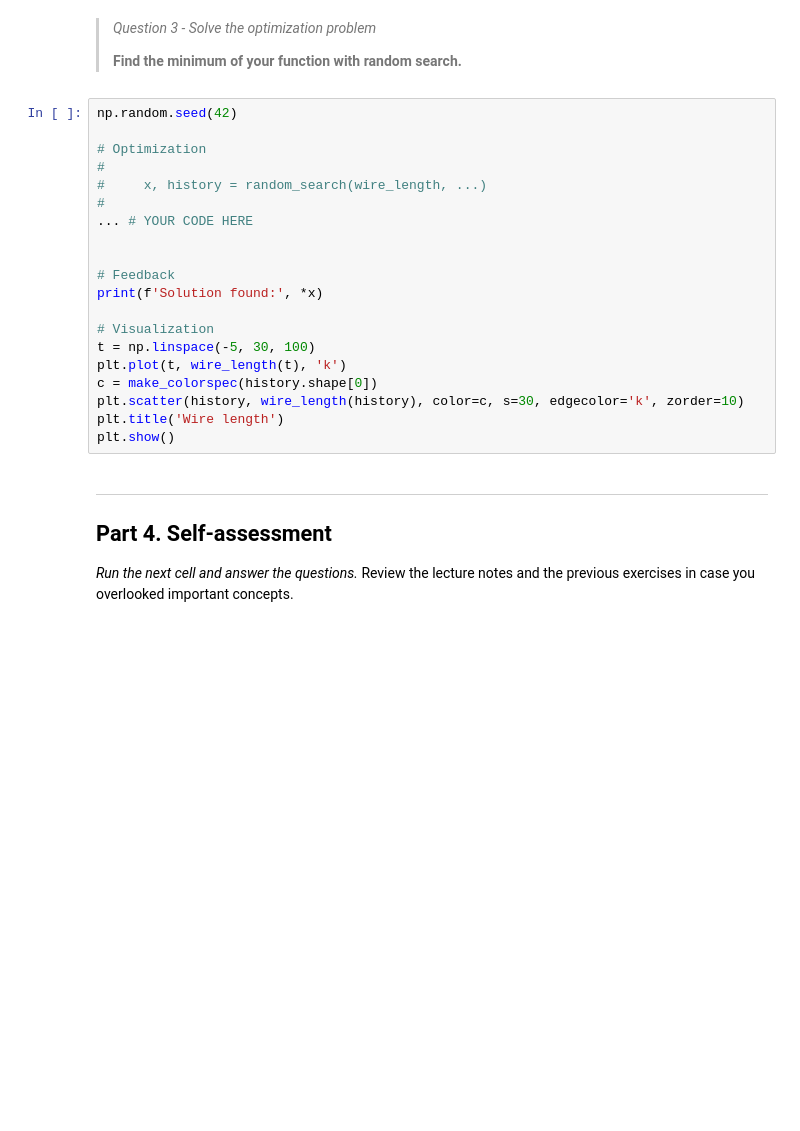
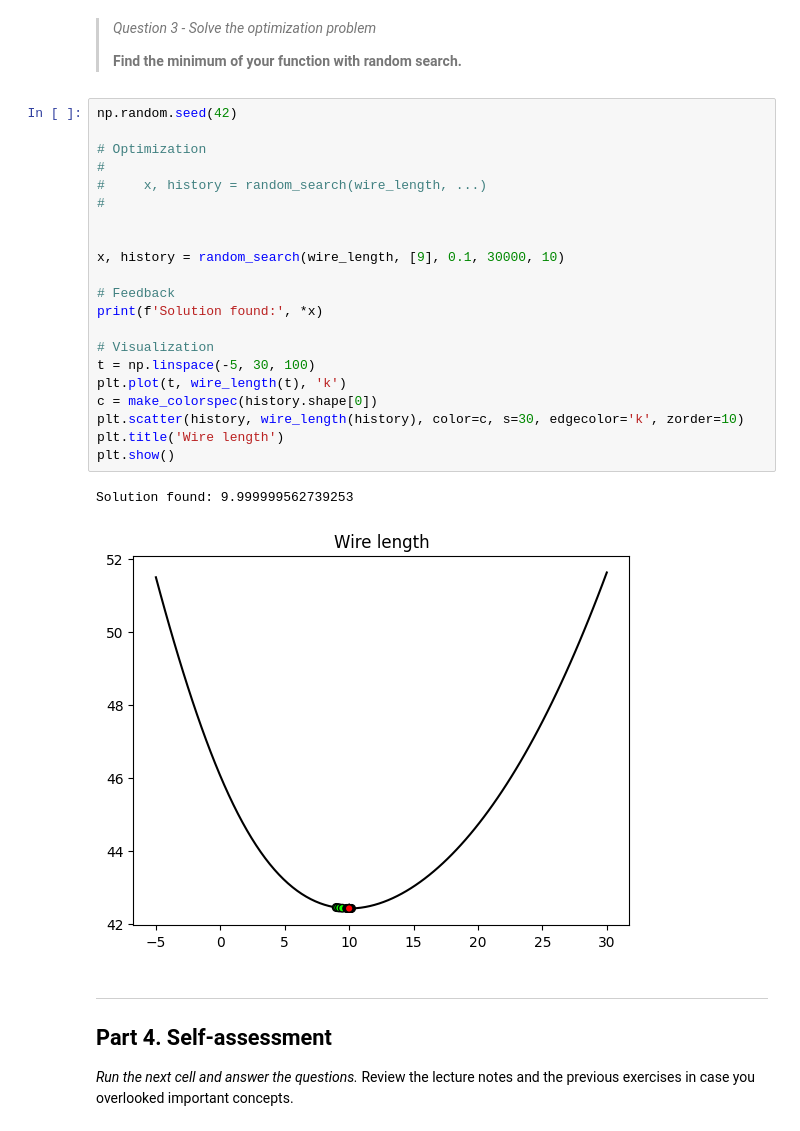
Before and after one commit to Augustin-Br/IGI-3013, a Jupyter notebook: TD2/lab02/lab02.ipynb, the cells around one changed output. Drawn from its saved outputs; the diff is of its cells as text; blank space fills up the shorter version.

```diff
--- a/TD2/lab02/lab02.ipynb
+++ b/TD2/lab02/lab02.ipynb
@@ -979,23 +979,27 @@ Solution found: 10.004975150734325
 # %%
 np.random.seed(42)
 
 # Optimization
 #
 #     x, history = random_search(wire_length, ...)
 #
-... # YOUR CODE HERE
 
+
+x, history = random_search(wire_length, [9], 0.1, 30000, 10)
 
 # Feedback
 print(f'Solution found:', *x)
 
 # Visualization
 t = np.linspace(-5, 30, 100)
 plt.plot(t, wire_length(t), 'k')
 c = make_colorspec(history.shape[0])
 plt.scatter(history, wire_length(history), color=c, s=30, edgecolor='k', zorder=10)
 plt.title('Wire length')
 plt.show()
+# %% [output]
+Solution found: 9.999999562739253
+[figure, added]
 # %% [markdown]
 ---
 
```
Also changed, not shown: parts of 1 cell of this notebook.
